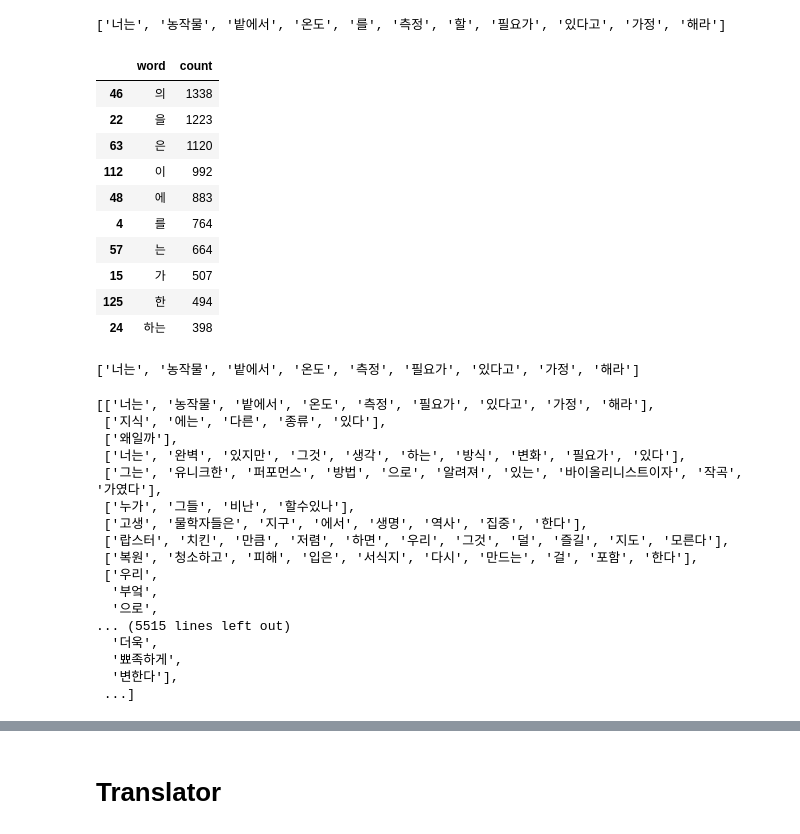
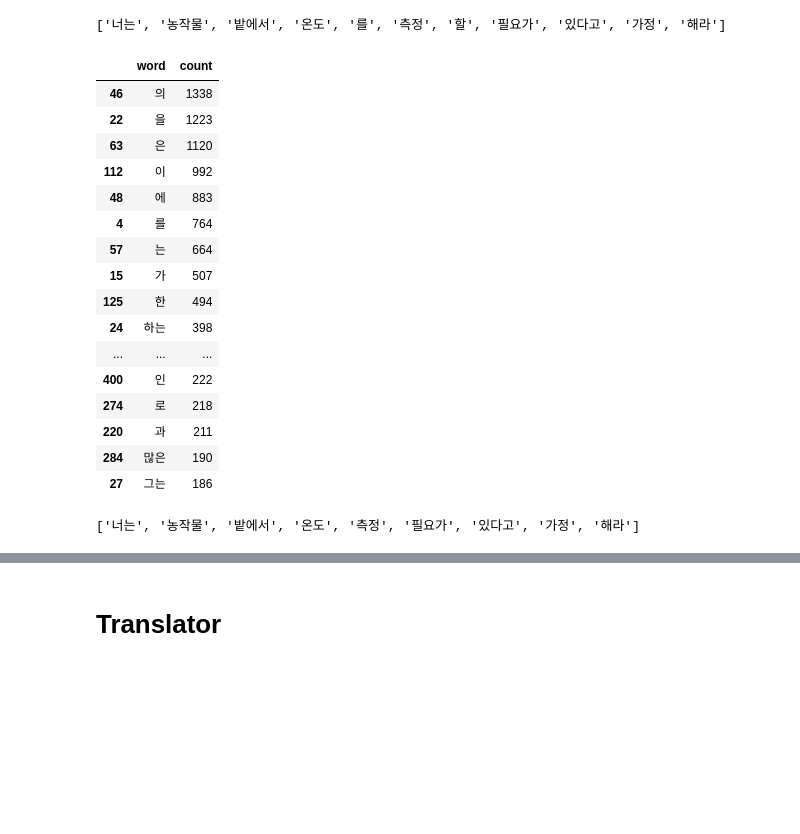
Before and after one commit to jjh0987/MyProject, a Jupyter notebook: pythonProject/MyProject/IhatePT/Untitled3.ipynb, the cells around one changed output, grey strips where cells are left out. Drawn from its saved outputs; the diff is of its cells as text; code cells hidden in the pictures; blank space fills up the shorter version.

```diff
--- a/pythonProject/MyProject/IhatePT/Untitled3.ipynb
+++ b/pythonProject/MyProject/IhatePT/Untitled3.ipynb
@@ -129,19 +105,0 @@ for i in tp.keys():
-# %%
-ct_word = pd.DataFrame()
-ct_word['word'] = tp.keys()
-ct_word['count'] = tp.values()
-ct_word.sort_values(by='count',ascending=False,inplace=True)
-
-ct_word.head(10)
-# %% [output]
-|  | word | count |
-| 46 | 의 | 1338 |
-| 22 | 을 | 1223 |
-| 63 | 은 | 1120 |
-| 112 | 이 | 992 |
-| 48 | 에 | 883 |
-| 4 | 를 | 764 |
-| 57 | 는 | 664 |
-| 15 | 가 | 507 |
-| 125 | 한 | 494 |
-| 24 | 하는 | 398 |
@@ -148 +129,26 @@ ct_word.head(10)
+# %%
+ct_word = pd.DataFrame()
+ct_word['word'] = tp.keys()
+ct_word['count'] = tp.values()
+ct_word.sort_values(by='count',ascending=False,inplace=True)
+
+ct_word.head(30)
+# %% [output]
+|  | word | count |
+| 46 | 의 | 1338 |
+| 22 | 을 | 1223 |
+| 63 | 은 | 1120 |
+| 112 | 이 | 992 |
+| 48 | 에 | 883 |
+| 4 | 를 | 764 |
+| 57 | 는 | 664 |
+| 15 | 가 | 507 |
+| 125 | 한 | 494 |
+| 24 | 하는 | 398 |
+| ... | ... | ... |
+| 400 | 인 | 222 |
+| 274 | 로 | 218 |
+| 220 | 과 | 211 |
+| 284 | 많은 | 190 |
+| 27 | 그는 | 186 |
 # %%
@@ -156,24 +162,3 @@ test = tokenizer(student['answer'][0])
 cleaner(test)
 # %% [output]
 ['너는', '농작물', '밭에서', '온도', '측정', '필요가', '있다고', '가정', '해라']
-# %%
-clean_train_answer = [cleaner(tokenizer(i)) for i in student['answer']]
-clean_train_answer
-# %% [output]
-[['너는', '농작물', '밭에서', '온도', '측정', '필요가', '있다고', '가정', '해라'],
- ['지식', '에는', '다른', '종류', '있다'],
- ['왜일까'],
- ['너는', '완벽', '있지만', '그것', '생각', '하는', '방식', '변화', '필요가', '있다'],
- ['그는', '유니크한', '퍼포먼스', '방법', '으로', '알려져', '있는', '바이올리니스트이자', '작곡', '가였다'],
- ['누가', '그들', '비난', '할수있나'],
- ['고생', '물학자들은', '지구', '에서', '생명', '역사', '집중', '한다'],
- ['랍스터', '치킨', '만큼', '저렴', '하면', '우리', '그것', '덜', '즐길', '지도', '모른다'],
- ['복원', '청소하고', '피해', '입은', '서식지', '다시', '만드는', '걸', '포함', '한다'],
- ['우리',
-  '부엌',
-  '으로',
-... (5515 lines left out)
-  '더욱',
-  '뾰족하게',
-  '변한다'],
- ...]
```
Also changed, not shown: parts of 27 cells of this notebook, 6 other files.
